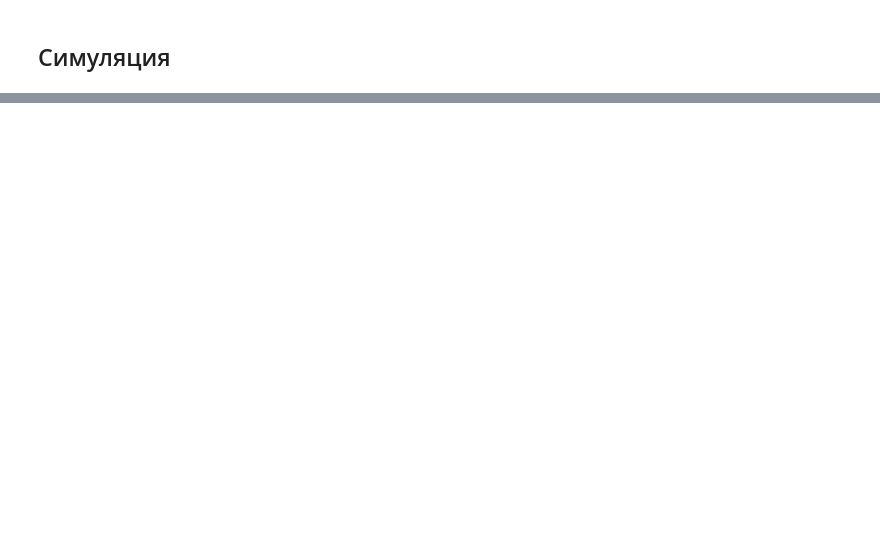
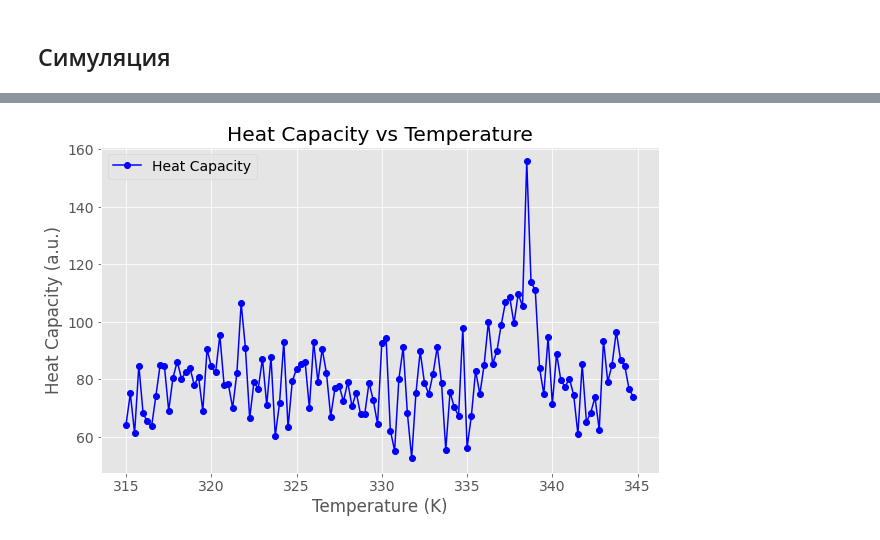
Before and after one commit to rknzhl/polymerization, a Jupyter notebook: main.ipynb, the cells around one changed output, grey strips where cells are left out. Saved outputs shown, nothing was run; the diff lists cells and outputs as text; code cells hidden in the pictures; blank space fills up the shorter version.

```diff
--- a/main.ipynb
+++ b/main.ipynb
@@ -250,0 +86,2 @@ plot_energy_vs_temperature(temperatures, avg_energies)
+# %%
+df = pd.read_csv('statistics.csv')
@@ -250,0 +103,4 @@ plot_energy_vs_temperature(temperatures, avg_energies)
+# %%
+grouped = df[['Temp', 'Heat_cap', 'Avg_energy']].groupby('Temp').mean().reset_index()
+grouped['Heat_cap_smooth'] = grouped['Heat_cap'].rolling(window=5).mean()
+grouped['Avg_energy_smooth'] = grouped['Avg_energy'].rolling(window=5).mean()
@@ -250,0 +123,12 @@ plot_energy_vs_temperature(temperatures, avg_energies)
+# %%
+# Построение графика теплоемкости от температуры
+plt.figure(figsize=(10, 6))
+plt.plot(grouped['Temp'], grouped['Heat_cap'], marker='o', linestyle='-', color='b', label='Heat Capacity')
+plt.xlabel('Temperature (K)')
+plt.ylabel('Heat Capacity (a.u.)')
+plt.title('Heat Capacity vs Temperature')
+plt.legend()
+plt.grid(True)
+plt.show()
+# %% [output]
+[figure, added]
```
Also changed, not shown: parts of 24 cells of this notebook, 1 other file.
